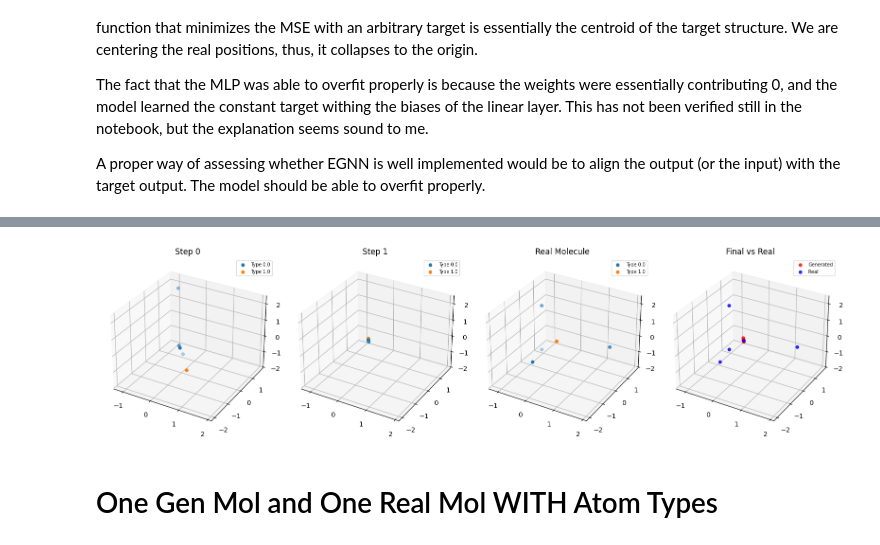
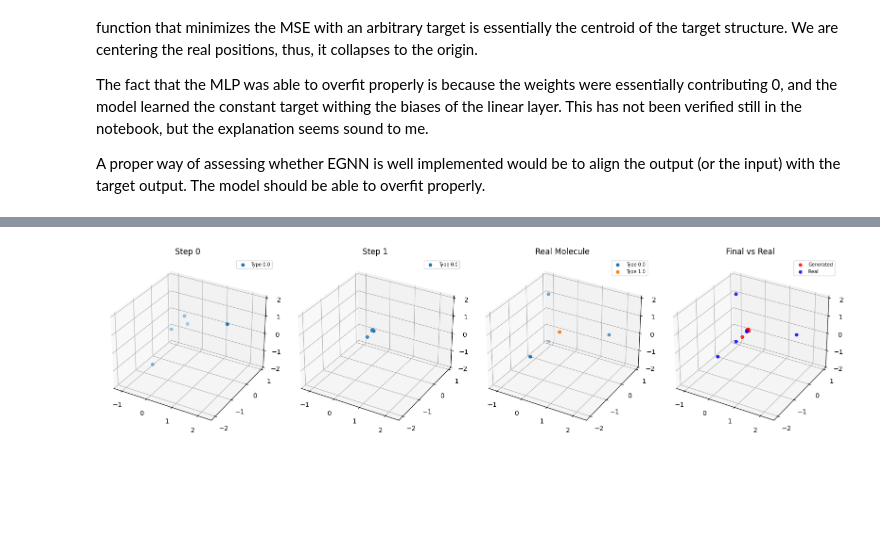
Before and after one commit to edovergna/equi-drifting, a Jupyter notebook: notebooks/gnn_experiment.ipynb, the cells around one changed output, grey strips where cells are left out. Saved outputs shown, nothing was run; the diff lists cells and outputs as text; code cells hidden in the pictures; blank space fills up the shorter version.

```diff
--- a/notebooks/gnn_experiment.ipynb
+++ b/notebooks/gnn_experiment.ipynb
@@ -595,4 +581,14 @@ Generated atom types (rounded):
 # %%
+gen_pos, gen_types, pos_list = model(
+    pos_noise, type_noise, dense_edge_index, return_change_in_pos=True
+)
+gen_pos = gen_pos - gen_pos.mean(dim=0)
+
+print(f"Generated atom types (rounded): \n {gen_types.round()}")
+
+# Center pos_list
+pos_list = [p - p.mean(dim=0) for p in pos_list]
+
 gen_types_argmax = gen_types.argmax(dim=1).float()
 real_types_argmax = real_types.argmax(dim=1).float()
 
@@ -611,6 +607,7 @@ visualize_progression_with_real(
 
 - Increasing hidden dimension is more effective than increasing depth when generating multiple molecules
 # %%
+
 import torch
 import torch.nn.functional as F
 
@@ -624,7 +621,7 @@ ATTENTION = False
 AGGR_TYPE = "sum"
 
 NUM_ITERS = 10000
-LR = 0.02
+LR = 0.05
 
 device = torch.device("cuda" if torch.cuda.is_available() else "cpu")
 
@@ -676,6 +673,7 @@ loss_list = []
 for iter in range(NUM_ITERS):
     optimizer.zero_grad()
     gen_pos, gen_types = model(pos_noise, type_noise, dense_edge_index)
+    gen_pos = center_positions_per_mol(gen_pos, batch_vec)
     gen_mol_combined = torch.cat([gen_pos, gen_types], dim=-1)
 
     # Reshape to get right positions
@@ -731,14 +718,23 @@ tensor([1., 1., 1., 1., 1., 1., 1., 1., 1., 1., 1., 1., 1., 1., 1., 1., 1., 1.,
 # %%
+gen_pos, gen_types, pos_list = model(
+    pos_noise, type_noise, dense_edge_index, return_change_in_pos=True
+)
+gen_pos = center_positions_per_mol(gen_pos, batch_vec)
+
+print(gen_types.round().pow(2).sum(dim=1))
+
 gen_pos_flattened = gen_pos.view(N_GEN_MOLS, -1)
 sorted_pos, closest_indices = get_sorted_mols(gen_pos_flattened, real_pos_flattened)
 
-SELECTED_IDX = 9
+SELECTED_IDX = 0
 
 selected_pos_list = []
 for gen_pos_step in pos_list:
-    gen_pos_step_flattened = gen_pos_step.view(N_GEN_MOLS, -1)
-    selected_gen_pos_step = gen_pos_step_flattened[SELECTED_IDX]
-    selected_pos_list.append(selected_gen_pos_step.view(-1, 3))
+    gen_pos_step = gen_pos_step.view(N_GEN_MOLS, -1)
+    ge_pos_step = gen_pos_step[SELECTED_IDX]
+    gen_pos_step = ge_pos_step.view(-1, 3)
+    gen_pos_step = gen_pos_step - gen_pos_step.mean(dim=0)
+    selected_pos_list.append(gen_pos_step)
 
 viz_types = gen_types.reshape(N_GEN_MOLS, -1)
 viz_types = viz_types[closest_indices[SELECTED_IDX]]
@@ -782,7 +778,7 @@ ATTENTION = True
 AGGR_TYPE = "sum"
 
 NUM_ITERS = 10000
-LR = 0.0001
+LR = 0.05
 
 device = torch.device("cuda" if torch.cuda.is_available() else "cpu")
 
@@ -842,6 +838,7 @@ for iter in range(NUM_ITERS):
     )
 
     gen_pos, gen_types = model(pos_noise, type_noise, dense_edge_index)
+    gen_pos = center_positions_per_mol(gen_pos, batch_vec)
     gen_mol_combined = torch.cat([gen_pos, gen_types], dim=-1)
 
     # Reshape to get right positions
@@ -897,30 +902,30 @@ tensor([0., 0., 1., 1., 1., 1., 1., 0., 1., 1., 0., 0., 1., 0., 1., 2., 1., 1.,
 # %%
 gen_pos_flattened = gen_pos.view(N_GEN_MOLS, -1)
 sorted_pos, closest_indices = get_sorted_mols(gen_pos_flattened, real_pos_flattened)
 
 SELECTED_IDX = 0
 
 selected_pos_list = []
 for gen_pos_step in pos_list:
-    gen_pos_step_flattened = gen_pos_step.view(N_GEN_MOLS, -1)
-    selected_gen_pos_step = gen_pos_step_flattened[SELECTED_IDX]
-    selected_pos_list.append(selected_gen_pos_step.view(-1, 3))
+    gen_pos_step = gen_pos_step.view(N_GEN_MOLS, -1)
+    ge_pos_step = gen_pos_step[SELECTED_IDX]
+    gen_pos_step = ge_pos_step.view(-1, 3)
+    gen_pos_step = gen_pos_step - gen_pos_step.mean(dim=0)
+    selected_pos_list.append(gen_pos_step)
 
 viz_types = gen_types.reshape(N_GEN_MOLS, -1)
 viz_types = viz_types[closest_indices[SELECTED_IDX]]
 
 viz_types = viz_types.view(-1, NUM_ATOM_TYPES).argmax(dim=1).float()
 real_types_argmax = real_types.view(-1, NUM_ATOM_TYPES).argmax(dim=1).float()
 
 # pos_list is e.g. the trajectory saved during your diffusion reverse process
 visualize_progression_with_real(
     pos_list=selected_pos_list,
     gen_types=viz_types,
     real_pos=real_pos,
     real_types=real_types_argmax,
     max_steps=len(selected_pos_list)
 )
 # %% [output]
-[figure, old version]
+[figure, new version]
-# %% [markdown]
-# One Gen Mol and One Real Mol WITH Atom Types
```
Also changed, not shown: parts of 27 cells of this notebook.
